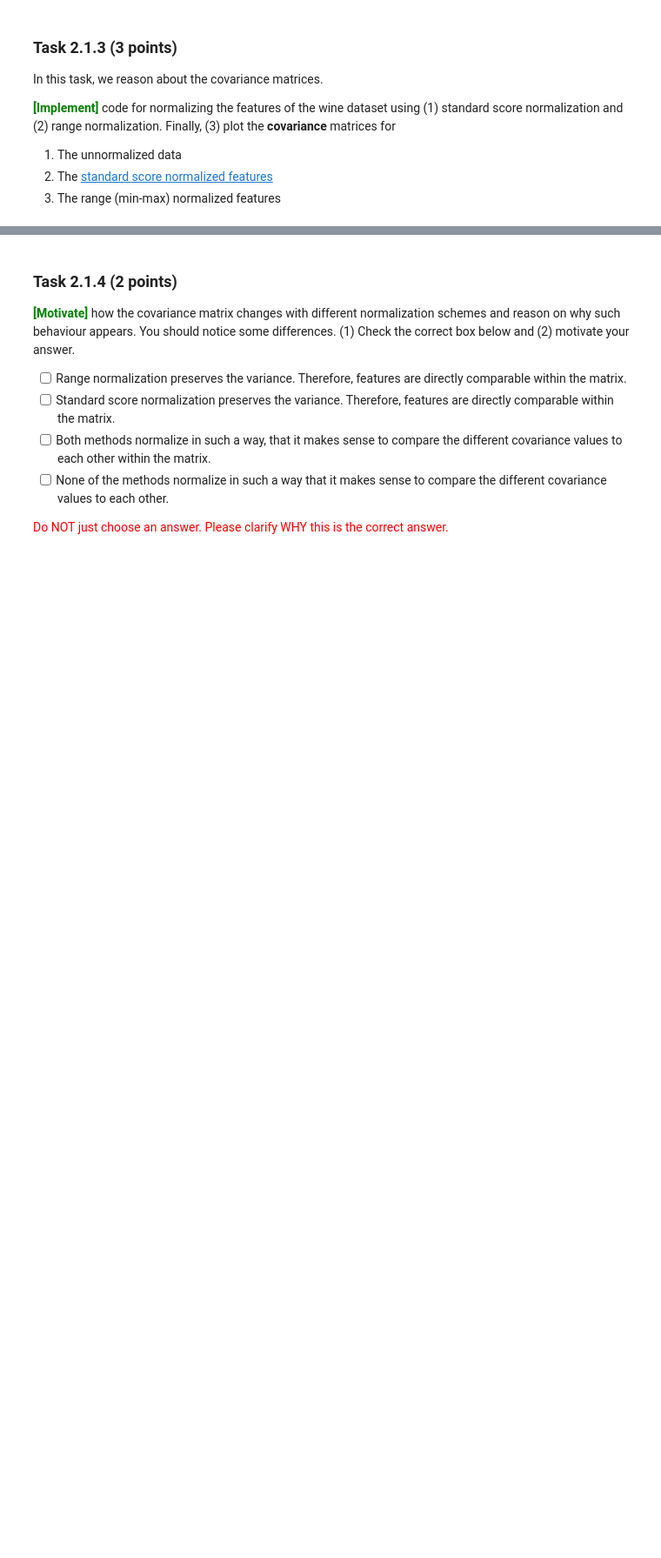
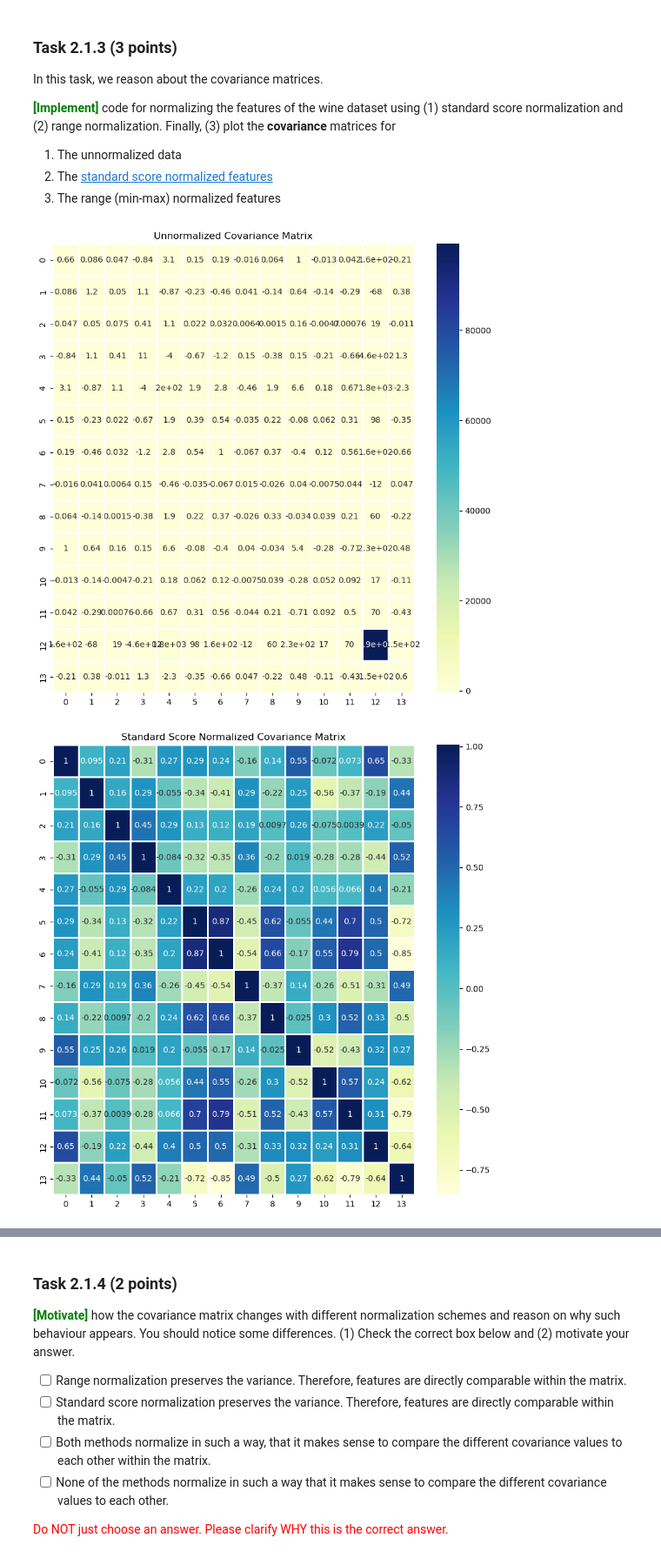
Before and after one commit to garlicxd/dm2025-group-7, a Jupyter notebook: handins/handin1.ipynb, the cells around one changed output, grey strips where cells are left out. Shown at 87% size. Cells and saved outputs as stored; diff of their text form; code cells hidden in the pictures; blank space fills up the shorter version.

```diff
--- a/handins/handin1.ipynb
+++ b/handins/handin1.ipynb
@@ -722,8 +766,68 @@ In this task, we reason about the covariance matrices.
 # %%
 # Data
 X = data_np
 
 # YOUR CODE HERE
 
+def covariance_matrix(data):
+    #We define first the sample covariance formula:
+
+    def sample_covariance(X, Y):
+        n = len(X)
+        return np.sum((X - np.mean(X)) * (Y - np.mean(Y))) / (n - 1)
+
+    num_features = data.shape[1]
+    cov_matrix = np.zeros((num_features, num_features))
+
+
+    for i in range(num_features):
+        for j in range(num_features):
+            cov_matrix[i, j] = sample_covariance(data[:, i], data[:, j])
+
+    return cov_matrix
+
+
+def standard_score_normaliation(data):
+    return (data - np.mean(data, axis=0)) / np.std(data, axis=0)
+
+def min_max_normalization(data):
+    return (data - np.min(data, axis=0)) / (np.max(data, axis=0) - np.min(data, axis=0))
+
+
+unormalized_data = X
+
+standard_score_normalized_data = standard_score_normaliation(X)
+
+min_max_normalized_data = min_max_normalization(X)
+
+
+
+
+unormalized_covariance_matrix = covariance_matrix(unormalized_data)
+
+standard_score_normalized_covariance_matrix = covariance_matrix(standard_score_normalized_data)
+
+min_max_normalized_covariance_matrix = covariance_matrix(min_max_normalized_data)
+
+
+df_unormalized = pd.DataFrame(unormalized_covariance_matrix)
+df_standardized = pd.DataFrame(standard_score_normalized_covariance_matrix)
+df_minmax = pd.DataFrame(min_max_normalized_covariance_matrix)
+
+
+def plot_covariance_matrix(cov_matrix, title):
+    fig, ax = plt.subplots(figsize=(10, 10))
+    sns.heatmap(cov_matrix, annot=True, linewidths=1, cmap="YlGnBu", annot_kws={"fontsize": 10}, ax=ax)
+    plt.title(title)
+    plt.show()
+
+
+plot_covariance_matrix(df_unormalized, "Unnormalized Covariance Matrix")
+plot_covariance_matrix(df_standardized, "Standard Score Normalized Covariance Matrix")
+plot_covariance_matrix(df_minmax, "Min-Max Normalized Covariance Matrix")
+
 
 # YOUR CODE HERE
+# %% [output]
+[figure, added]
+[figure, added]
```
Also changed, not shown: parts of 7 cells of this notebook.
